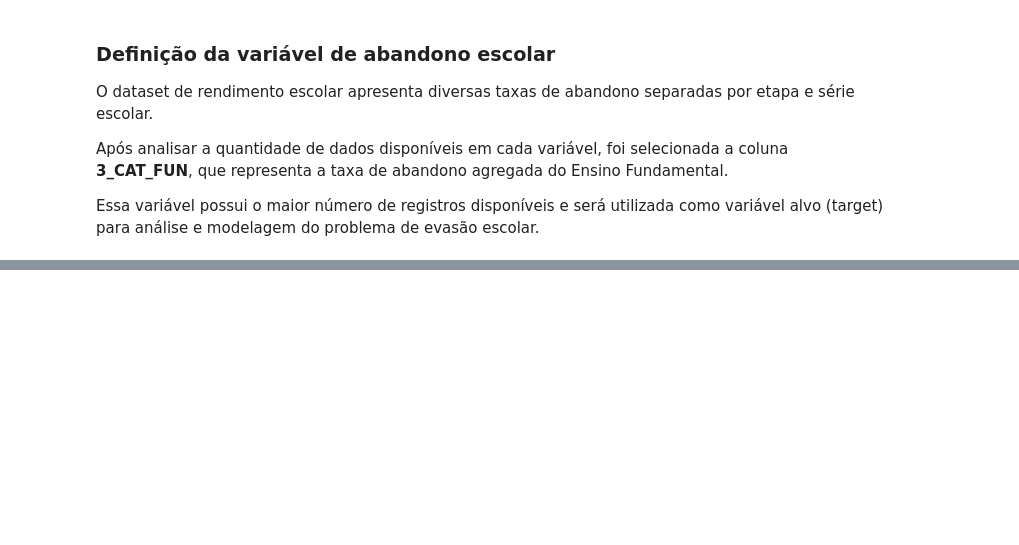
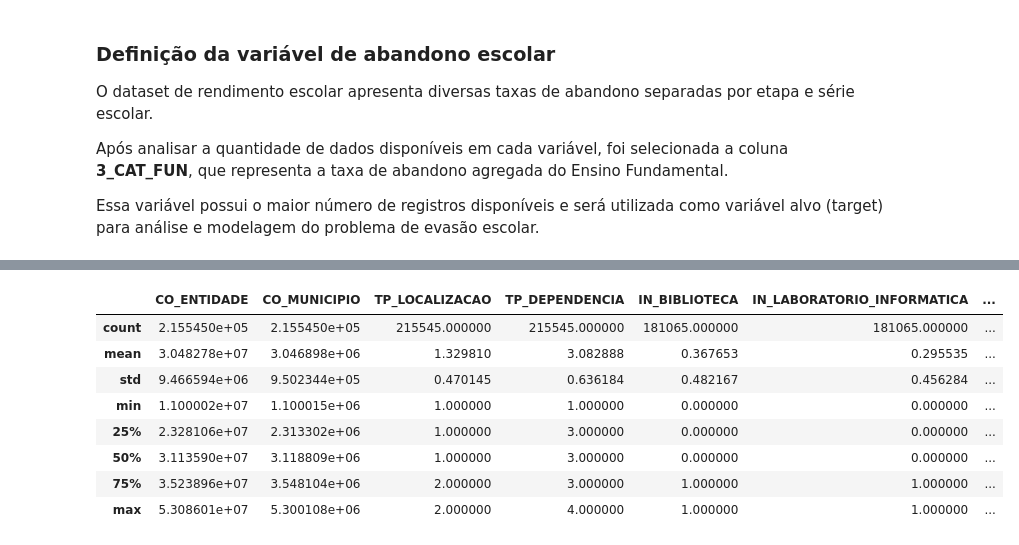
Before and after one commit to joaoestella/brazil-school-dropout-analysis, a Jupyter notebook: notebooks/01_data_loading_and_cleaning.ipynb, the cells around one changed output, grey strips where cells are left out. Saved outputs shown, nothing was run; the diff lists cells and outputs as text; code cells hidden in the pictures; blank space fills up the shorter version.

```diff
--- a/notebooks/01_data_loading_and_cleaning.ipynb
+++ b/notebooks/01_data_loading_and_cleaning.ipynb
@@ -294,0 +311,37 @@ df_taxa_rendimento["taxa_abandono"] = df_taxa_rendimento["3_CAT_FUN"]
+# %%
+cols_censo = [
+    'CO_ENTIDADE',
+    'NO_ENTIDADE',
+    'SG_UF',
+    'CO_MUNICIPIO',
+
+    # localização
+    'TP_LOCALIZACAO',
+    'TP_DEPENDENCIA',
+
+    # estrutura
+    'IN_BIBLIOTECA',
+    'IN_LABORATORIO_INFORMATICA',
+    'IN_QUADRA_ESPORTES',
+
+    # tecnologia
+    'IN_INTERNET',
+    'IN_INTERNET_ALUNOS',
+    'IN_BANDA_LARGA',
+
+    # equipamentos alunos
+    'QT_DESKTOP_ALUNO',
+    'QT_COMP_PORTATIL_ALUNO',
+    'QT_TABLET_ALUNO',
+
+    # alunos e professores
+    'QT_MAT_BAS',
+    'QT_DOC_BAS',
+
+    # apoio escolar
+    'QT_PROF_ADMINISTRATIVOS',
+    'QT_PROF_SERVICOS_GERAIS',
+    'QT_PROF_COORDENADOR'
+]
+
+df_censo_clean = df_censo[cols_censo]
@@ -294,0 +388,12 @@ df_taxa_rendimento["taxa_abandono"] = df_taxa_rendimento["3_CAT_FUN"]
+# %%
+df_censo_clean.describe()
+# %% [output]
+|  | CO_ENTIDADE | CO_MUNICIPIO | TP_LOCALIZACAO | TP_DEPENDENCIA | IN_BIBLIOTECA | IN_LABORATORIO_INFORMATICA | ... |
+| count | 2.155450e+05 | 2.155450e+05 | 215545.000000 | 215545.000000 | 181065.000000 | 181065.000000 | ... |
+| mean | 3.048278e+07 | 3.046898e+06 | 1.329810 | 3.082888 | 0.367653 | 0.295535 | ... |
+| std | 9.466594e+06 | 9.502344e+05 | 0.470145 | 0.636184 | 0.482167 | 0.456284 | ... |
+| min | 1.100002e+07 | 1.100015e+06 | 1.000000 | 1.000000 | 0.000000 | 0.000000 | ... |
+| 25% | 2.328106e+07 | 2.313302e+06 | 1.000000 | 3.000000 | 0.000000 | 0.000000 | ... |
+| 50% | 3.113590e+07 | 3.118809e+06 | 1.000000 | 3.000000 | 0.000000 | 0.000000 | ... |
+| 75% | 3.523896e+07 | 3.548104e+06 | 2.000000 | 3.000000 | 1.000000 | 1.000000 | ... |
+| max | 5.308601e+07 | 5.300108e+06 | 2.000000 | 4.000000 | 1.000000 | 1.000000 | ... |
```
Also changed, not shown: parts of 3 cells of this notebook.
